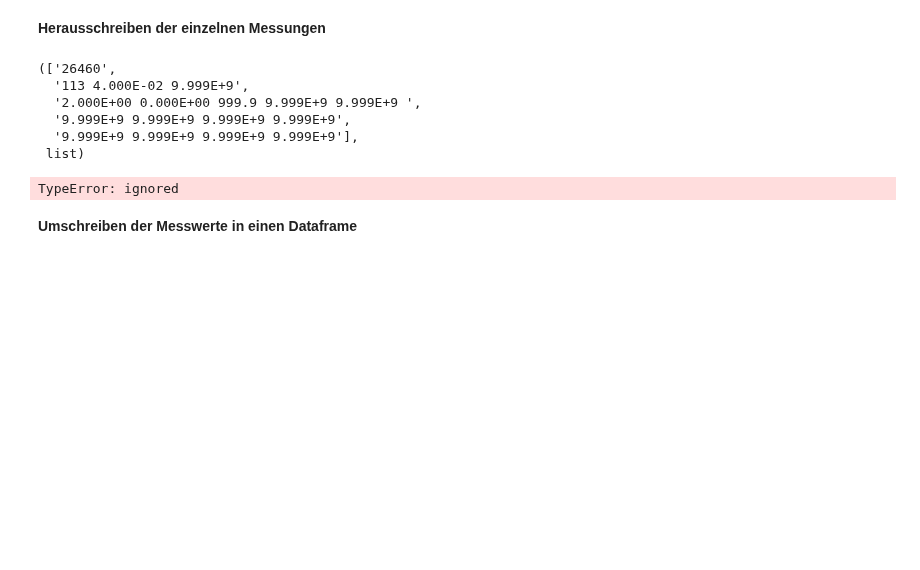
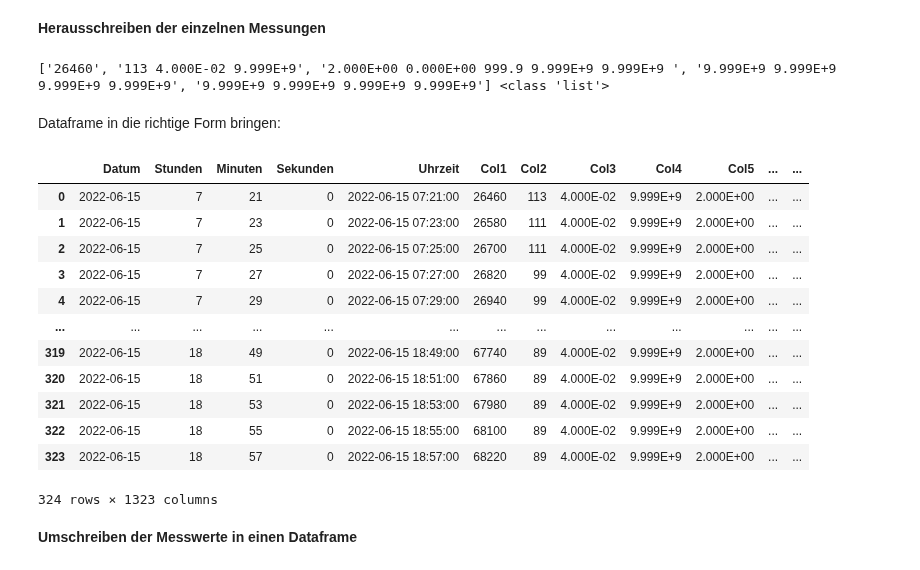
Before and after one commit to rjanow/Masterarbeit, a Jupyter notebook: UV_Measurement.ipynb, the cells around one changed output. Saved outputs shown, nothing was run; the diff lists cells and outputs as text; code cells hidden in the pictures; blank space fills up the shorter version.

```diff
--- a/UV_Measurement.ipynb
+++ b/UV_Measurement.ipynb
@@ -148,0 +205,4 @@ for i, package in enumerate(data_packages):
+# %%
+# Beispielaufruf der Funktion
+indices_Timestamp = find_indices(package, lines_WOH_split)
+print(indices_Timestamp)
@@ -163,8 +225,8 @@ def seconds_to_time(time_seconds, date):
     df = pd.DataFrame(data)
     return df
 # %%
-time_df = seconds_to_time(package, date_str)
+df_time = seconds_to_time(package, date)
 
 # Ausgabe des DataFrames
-print(time_df)
+print(df_time)
 # %% [output]
@@ -197,21 +259,34 @@ def split_data(lines_WOH_fnc, split_indices):
     num_cols = max([len(x) for x in data_parts])
     col_names = ['Col{}'.format(i+1) for i in range(num_cols)]
     df.columns = col_names
+    df = df.drop(df.index[0]).reset_index(drop=True)
     return df
 # %%
-lines_WO_header[:5], type(data_packages[0])
+print(lines_WO_header[:5], type(data_packages[0]))
 # %% [output]
-(['26460',
-  '113 4.000E-02 9.999E+9',
-  '2.000E+00 0.000E+00 999.9 9.999E+9 9.999E+9 ',
-  '9.999E+9 9.999E+9 9.999E+9 9.999E+9',
-  '9.999E+9 9.999E+9 9.999E+9 9.999E+9'],
- list)
+['26460', '113 4.000E-02 9.999E+9', '2.000E+00 0.000E+00 999.9 9.999E+9 9.999E+9 ', '9.999E+9 9.999E+9 9.999E+9 9.999E+9', '9.999E+9 9.999E+9 9.999E+9 9.999E+9'] <class 'list'>
-# %%
-df = split_data(lines_WO_header, data_packages)
-print(df)
-# %% [output]
-TypeError: ignored
+# %%
+df_Messung = split_data(lines_WOH_split, indices_Timestamp)
+print(df_Messung)
+# %% [markdown]
+Dataframe in die richtige Form bringen:
+# %%
+df_Mea_Time = pd.concat([df_time, df_Messung], axis = 1)
+df_Mea_Time
+# %% [output]
+|  | Datum | Stunden | Minuten | Sekunden | Uhrzeit | Col1 | Col2 | Col3 | Col4 | Col5 | ... | ... |
+| 0 | 2022-06-15 | 7 | 21 | 0 | 2022-06-15 07:21:00 | 26460 | 113 | 4.000E-02 | 9.999E+9 | 2.000E+00 | ... | ... |
+| 1 | 2022-06-15 | 7 | 23 | 0 | 2022-06-15 07:23:00 | 26580 | 111 | 4.000E-02 | 9.999E+9 | 2.000E+00 | ... | ... |
+| 2 | 2022-06-15 | 7 | 25 | 0 | 2022-06-15 07:25:00 | 26700 | 111 | 4.000E-02 | 9.999E+9 | 2.000E+00 | ... | ... |
+| 3 | 2022-06-15 | 7 | 27 | 0 | 2022-06-15 07:27:00 | 26820 | 99 | 4.000E-02 | 9.999E+9 | 2.000E+00 | ... | ... |
+| 4 | 2022-06-15 | 7 | 29 | 0 | 2022-06-15 07:29:00 | 26940 | 99 | 4.000E-02 | 9.999E+9 | 2.000E+00 | ... | ... |
+| ... | ... | ... | ... | ... | ... | ... | ... | ... | ... | ... | ... | ... |
+| 319 | 2022-06-15 | 18 | 49 | 0 | 2022-06-15 18:49:00 | 67740 | 89 | 4.000E-02 | 9.999E+9 | 2.000E+00 | ... | ... |
+| 320 | 2022-06-15 | 18 | 51 | 0 | 2022-06-15 18:51:00 | 67860 | 89 | 4.000E-02 | 9.999E+9 | 2.000E+00 | ... | ... |
+| 321 | 2022-06-15 | 18 | 53 | 0 | 2022-06-15 18:53:00 | 67980 | 89 | 4.000E-02 | 9.999E+9 | 2.000E+00 | ... | ... |
+| 322 | 2022-06-15 | 18 | 55 | 0 | 2022-06-15 18:55:00 | 68100 | 89 | 4.000E-02 | 9.999E+9 | 2.000E+00 | ... | ... |
+| 323 | 2022-06-15 | 18 | 57 | 0 | 2022-06-15 18:57:00 | 68220 | 89 | 4.000E-02 | 9.999E+9 | 2.000E+00 | ... | ... |
+324 rows × 1323 columns
 # %% [markdown]
 **Umschreiben der Messwerte in einen Dataframe**
 # %%
```
Also changed, not shown: parts of 15 cells of this notebook.
